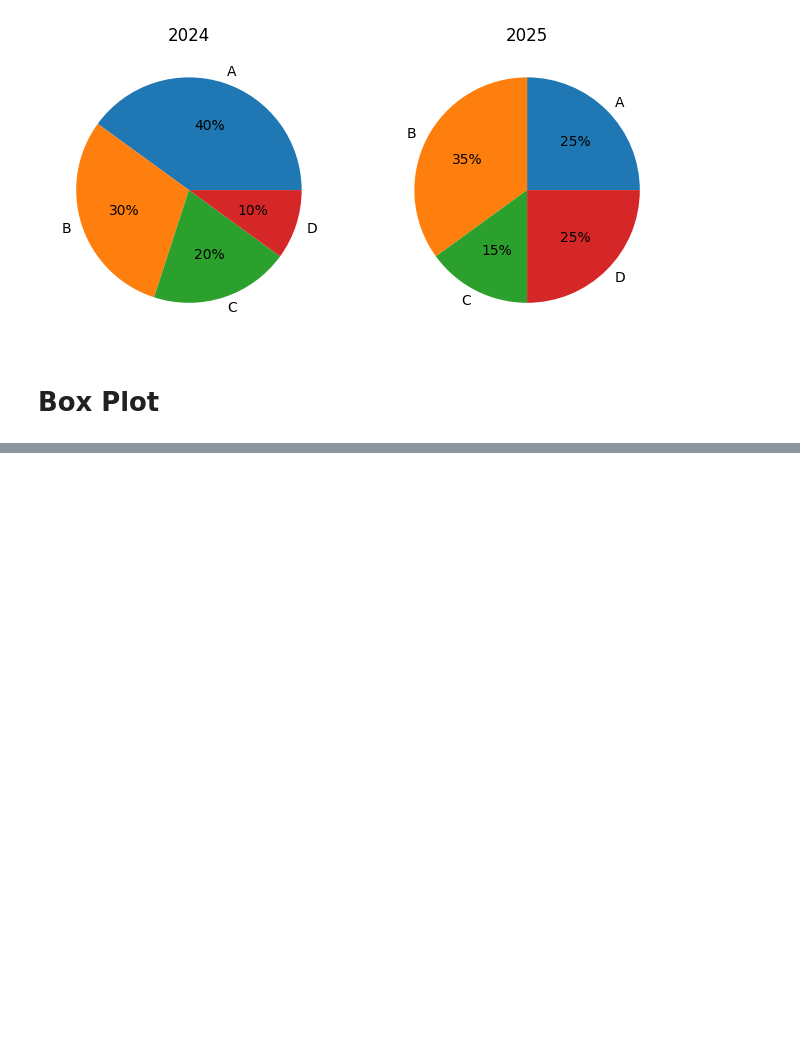
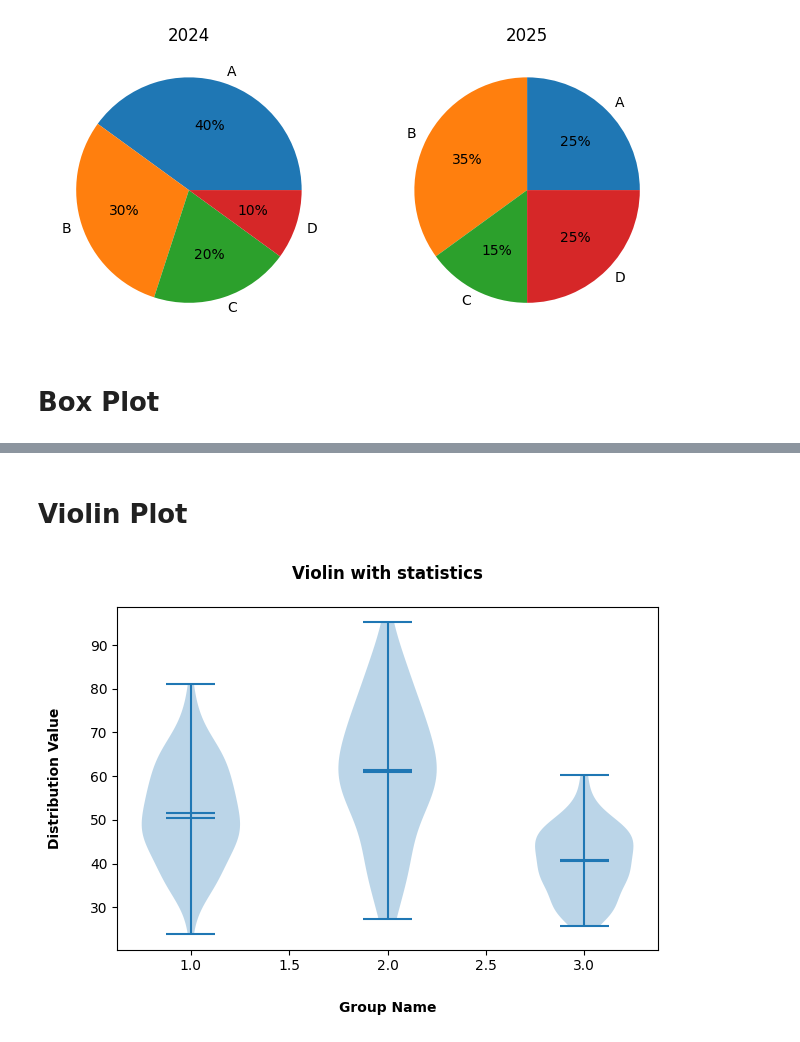
Before and after one commit to pratiksha-2410/Matplotlib-Charts, a Jupyter notebook: Line Plots.ipynb, the cells around one changed output, grey strips where cells are left out. Saved outputs shown, nothing was run; the diff lists cells and outputs as text; code cells hidden in the pictures; blank space fills up the shorter version.

Commit message:
Violin PLot

```diff
--- a/Line Plots.ipynb
+++ b/Line Plots.ipynb
@@ -602,0 +603,24 @@ plt.show()
+# %% [markdown]
+# Violin Plot
+# %%
+# Violin Plot For Data
+
+data1 = np.random.normal(50,10,100)
+data2 = np.random.normal(60,15,100)
+data3 = np.random.normal(40,8,100)
+
+plt.violinplot([data1,data2,data3],
+               showmeans=True,
+               showmedians=True,
+               showextrema=True)
+
+plt.title("Violin with statistics",fontweight='bold',pad=20)
+plt.xlabel('Group Name',fontweight='bold',labelpad=20)
+plt.ylabel('Distribution Value',fontweight='bold',labelpad=20)
+plt.tight_layout()
+
+# Save the Plot
+plt.savefig('Data Distribution In Violin Plot.png')
+plt.show()
+# %% [output]
+[figure, added]
```
Also changed, not shown: parts of 4 cells of this notebook, 2 other files.
